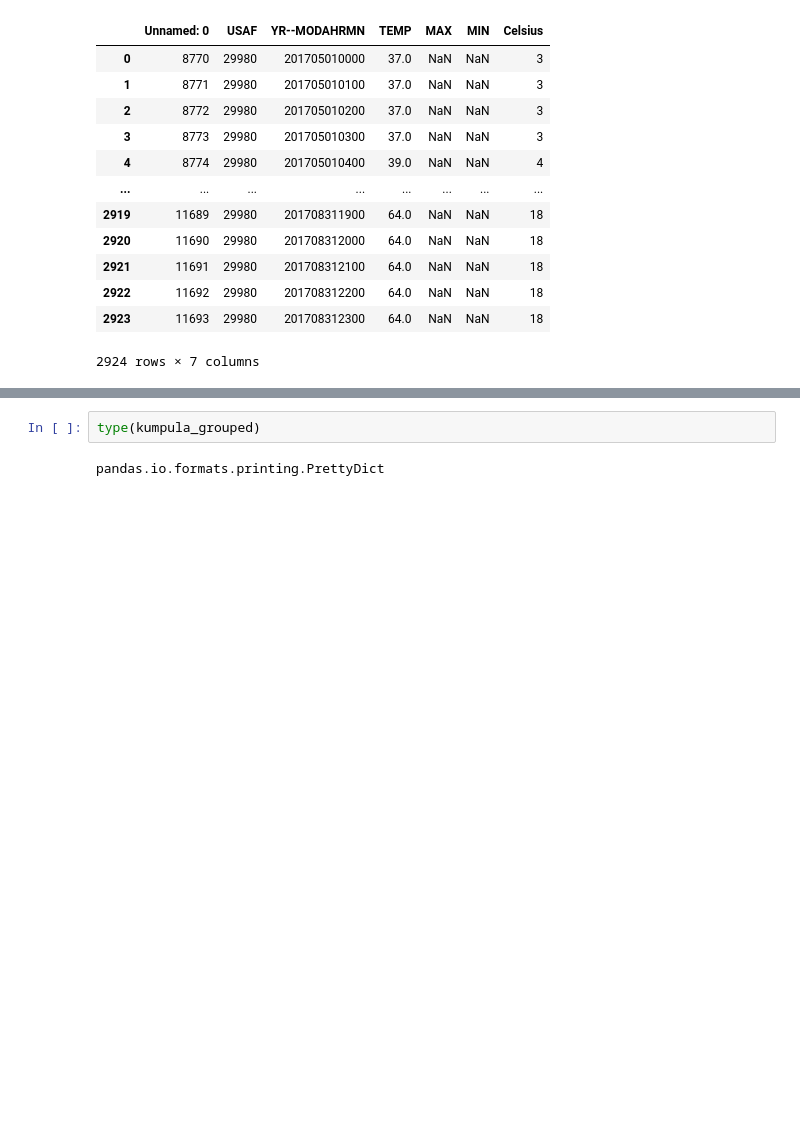
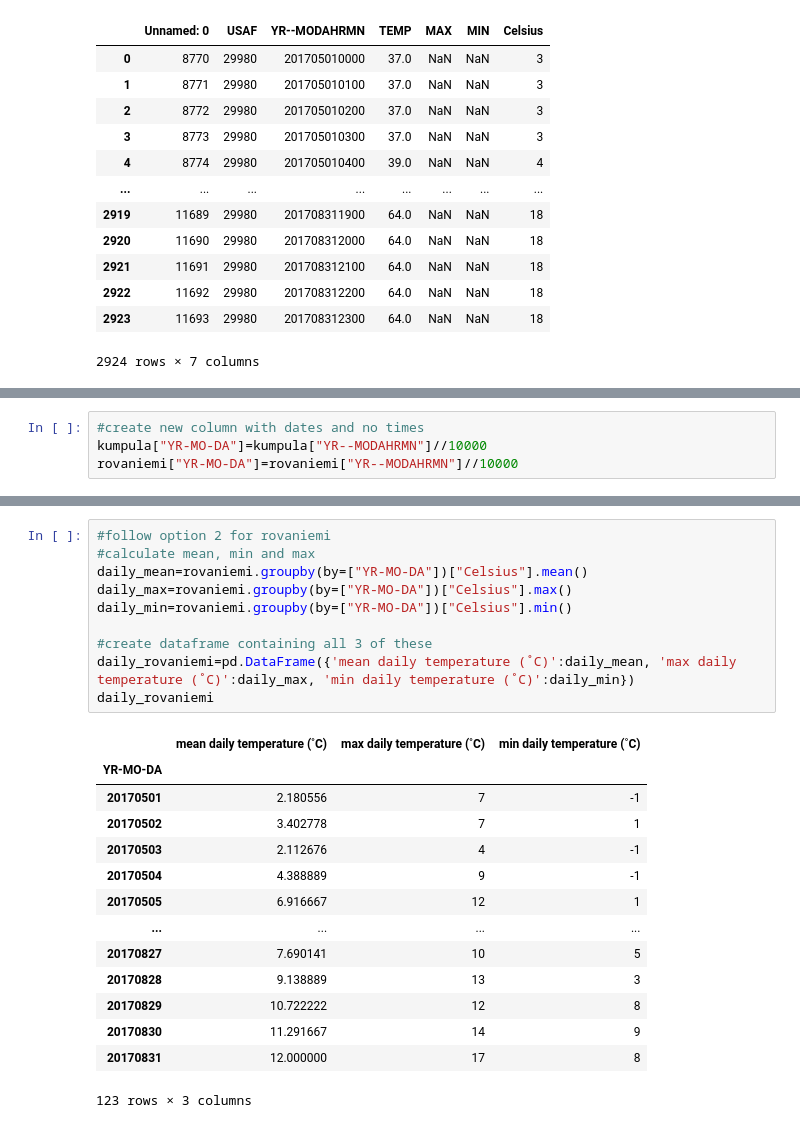
Before and after one commit to carmen-kayan/Exercise-5, a Jupyter notebook: Exercise-5-problem-4.ipynb, the cells around one changed output, grey strips where cells are left out. Drawn from its saved outputs; the diff is of its cells as text; blank space fills up the shorter version.

```diff
--- a/Exercise-5-problem-4.ipynb
+++ b/Exercise-5-problem-4.ipynb
@@ -81,0 +61,4 @@ kumpula
+# %%
+#create new column with dates and no times
+kumpula["YR-MO-DA"]=kumpula["YR--MODAHRMN"]//10000
+rovaniemi["YR-MO-DA"]=rovaniemi["YR--MODAHRMN"]//10000
@@ -109,4 +146,25 @@ daily = pd.DataFrame({'mean': daily_mean, 'max': daily_max, 'min': daily_min}).r
-# %%
-type(kumpula_grouped)
-# %% [output]
-pandas.io.formats.printing.PrettyDict
+# %%
+#follow option 2 for rovaniemi
+#calculate mean, min and max
+daily_mean=rovaniemi.groupby(by=["YR-MO-DA"])["Celsius"].mean()
+daily_max=rovaniemi.groupby(by=["YR-MO-DA"])["Celsius"].max()
+daily_min=rovaniemi.groupby(by=["YR-MO-DA"])["Celsius"].min()
+
+#create dataframe containing all 3 of these
+daily_rovaniemi=pd.DataFrame({'mean daily temperature (˚C)':daily_mean, 'max daily temperature (˚C)':daily_max, 'min daily temperature (˚C)':daily_min})
+daily_rovaniemi
+# %% [output]
+|  | mean daily temperature (˚C) | max daily temperature (˚C) | min daily temperature (˚C) |
+| YR-MO-DA |  |  |  |
+| 20170501 | 2.180556 | 7 | -1 |
+| 20170502 | 3.402778 | 7 | 1 |
+| 20170503 | 2.112676 | 4 | -1 |
+| 20170504 | 4.388889 | 9 | -1 |
+| 20170505 | 6.916667 | 12 | 1 |
+| ... | ... | ... | ... |
+| 20170827 | 7.690141 | 10 | 5 |
+| 20170828 | 9.138889 | 13 | 3 |
+| 20170829 | 10.722222 | 12 | 8 |
+| 20170830 | 11.291667 | 14 | 9 |
+| 20170831 | 12.000000 | 17 | 8 |
+123 rows × 3 columns
```
Also changed, not shown: parts of 10 cells of this notebook.
